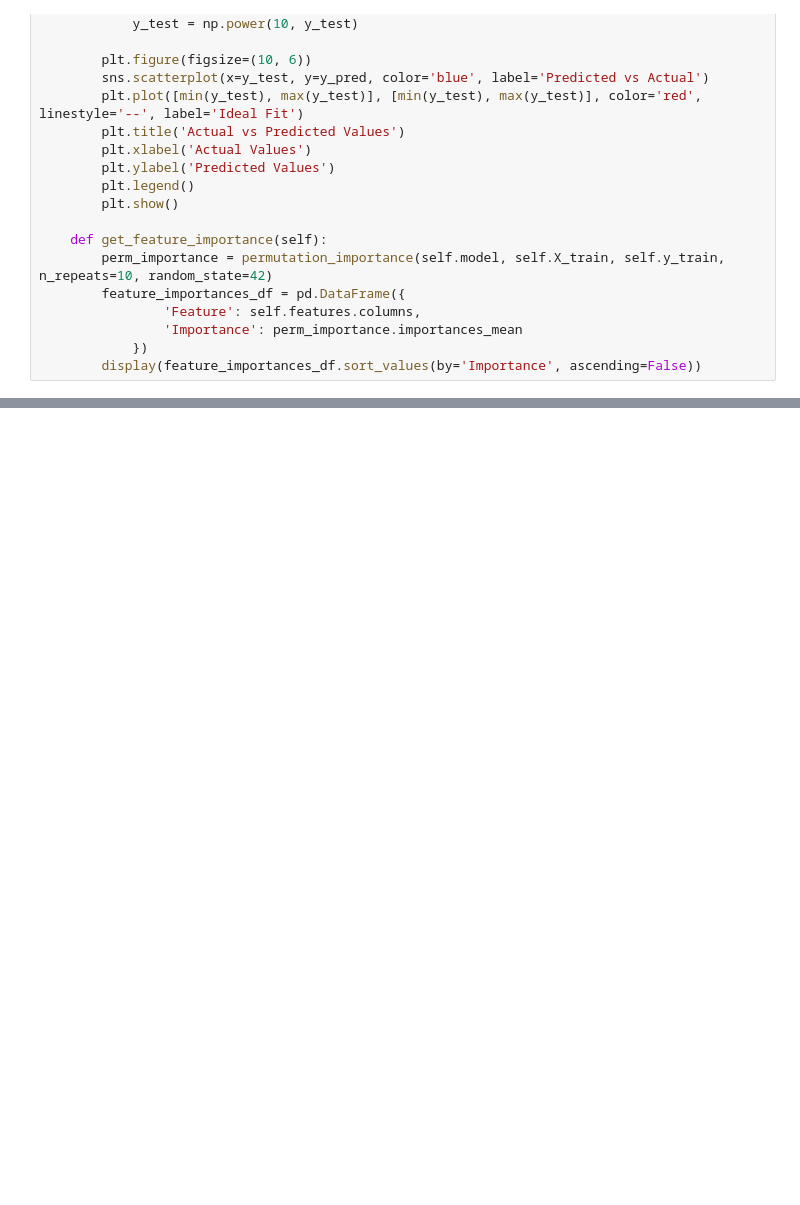
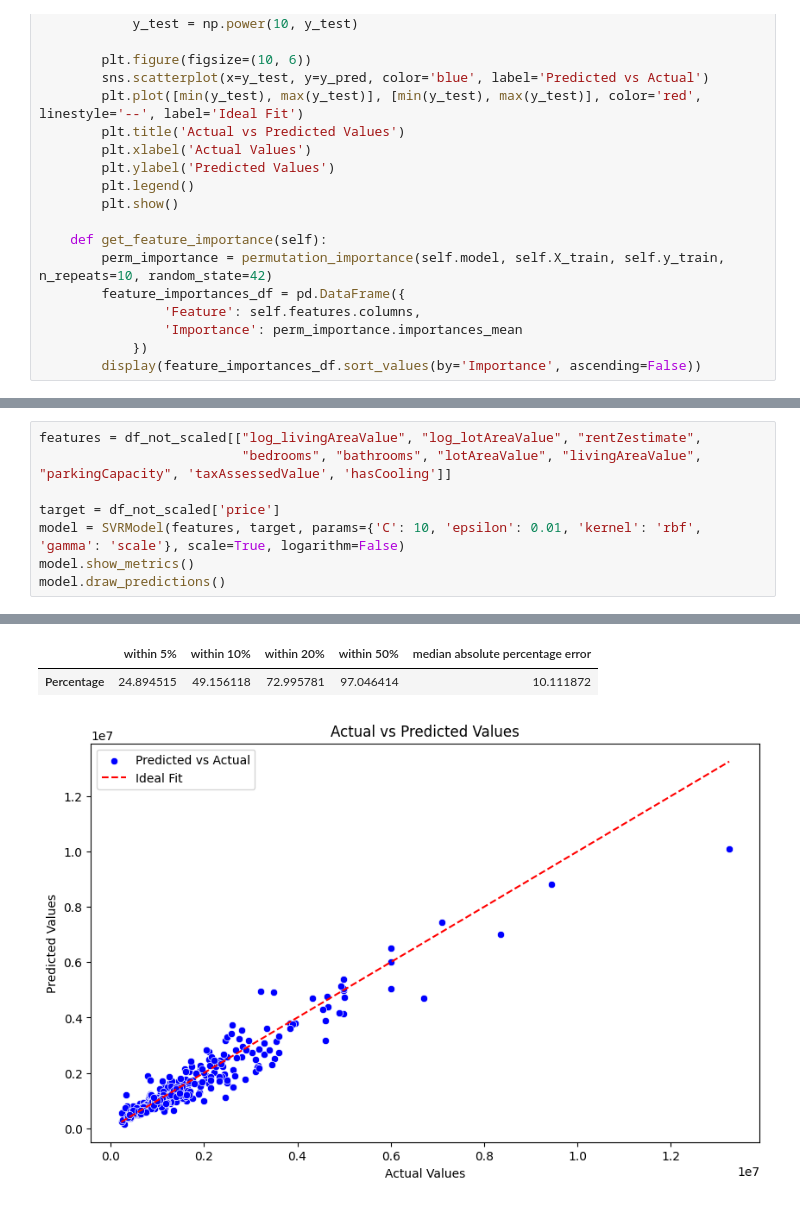
Before and after one commit to MAmin-y/House-price-analysis-and-prediction-LA-2024, a Jupyter notebook: Phase2/svr.ipynb, the cells around one changed output, grey strips where cells are left out. Cells and saved outputs as stored; diff of their text form; blank space fills up the shorter version.

```diff
--- a/Phase2/svr.ipynb
+++ b/Phase2/svr.ipynb
@@ -381,0 +244,9 @@ Notes:
+# %%
+features = df_not_scaled[["log_livingAreaValue", "log_lotAreaValue", "rentZestimate",
+                          "bedrooms", "bathrooms", "lotAreaValue", "livingAreaValue", "parkingCapacity", 'taxAssessedValue', 'hasCooling']]
+
+target = df_not_scaled['price']
+model = SVRModel(features, target, params={'C': 10, 'epsilon': 0.01, 'kernel': 'rbf', 'gamma': 'scale'}, scale=True, logarithm=False)
+model.show_metrics()
+model.draw_predictions()
+# %% [output]
@@ -381,0 +256,3 @@ Notes:
+|  | within 5% | within 10% | within 20% | within 50% | median absolute percentage error |
+| Percentage | 24.894515 | 49.156118 | 72.995781 | 97.046414 | 10.111872 |
+[figure, added]
```
Also changed, not shown: parts of 40 cells of this notebook, 1 other file.
